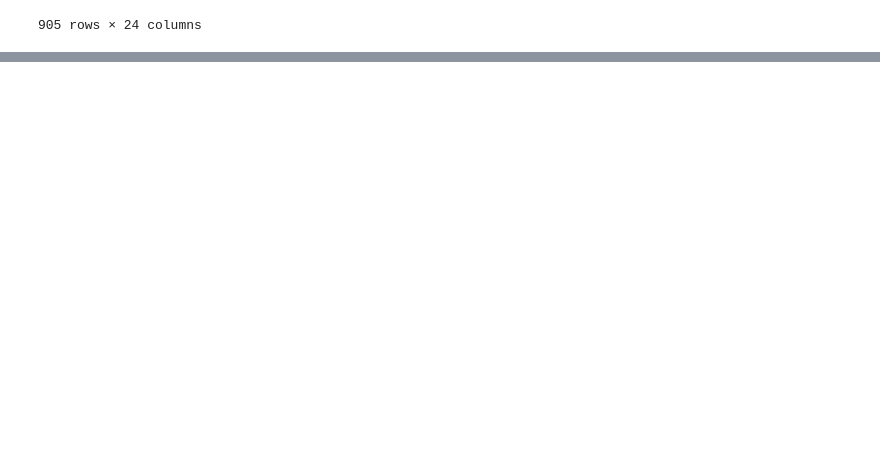
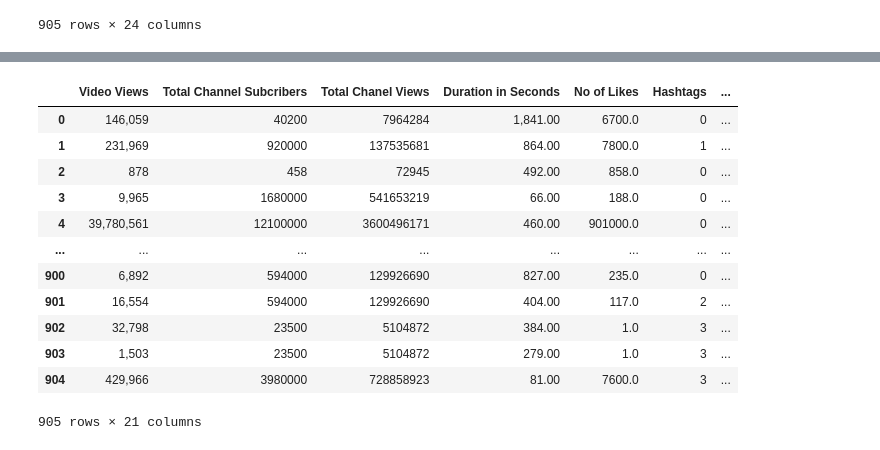
Before and after one commit to Vishal-Dhoriya/woc5.0-ml-weather-prediction-case-study-Vishal, a Jupyter notebook: WOC_Checkpoint_3.ipynb, the cells around one changed output, grey strips where cells are left out. Cells and saved outputs as stored; diff of their text form; code cells hidden in the pictures; blank space fills up the shorter version.

```diff
--- a/WOC_Checkpoint_3.ipynb
+++ b/WOC_Checkpoint_3.ipynb
@@ -106,0 +147,3 @@ ytt
+# %%
+r = pd.concat([r,dummies],axis='columns')
+r.head()
@@ -106,0 +158,5 @@ ytt
+# %%
+g = r.Sanskrit + r.Japenese + r.Urdu +  r.Konkani  + r.Italian+ r.Nawayathi + r.Russian + r.Arabic+r.Punjabi +r.Mongalian
+# %%
+r = pd.concat([r,g],axis='columns')
+r.head()
@@ -106,0 +172,18 @@ ytt
+# %%
+f = r.drop(["Gender","Language","Company","Sanskrit","Italian","Japenese","Urdu","No of Playlist","Date of Video Upload","Konkani","Nawayathi","Russian","Arabic","Punjabi","Mongalian"],axis=1)
+# %%
+f
+# %% [output]
+|  | Video Views | Total Channel Subcribers | Total Chanel Views | Duration in Seconds | No of Likes | Hashtags | ... |
+| 0 | 146,059 | 40200 | 7964284 | 1,841.00 | 6700.0 | 0 | ... |
+| 1 | 231,969 | 920000 | 137535681 | 864.00 | 7800.0 | 1 | ... |
+| 2 | 878 | 458 | 72945 | 492.00 | 858.0 | 0 | ... |
+| 3 | 9,965 | 1680000 | 541653219 | 66.00 | 188.0 | 0 | ... |
+| 4 | 39,780,561 | 12100000 | 3600496171 | 460.00 | 901000.0 | 0 | ... |
+| ... | ... | ... | ... | ... | ... | ... | ... |
+| 900 | 6,892 | 594000 | 129926690 | 827.00 | 235.0 | 0 | ... |
+| 901 | 16,554 | 594000 | 129926690 | 404.00 | 117.0 | 2 | ... |
+| 902 | 32,798 | 23500 | 5104872 | 384.00 | 1.0 | 3 | ... |
+| 903 | 1,503 | 23500 | 5104872 | 279.00 | 1.0 | 3 | ... |
+| 904 | 429,966 | 3980000 | 728858923 | 81.00 | 7600.0 | 3 | ... |
+905 rows × 21 columns
```
Also changed, not shown: parts of 13 cells of this notebook.
